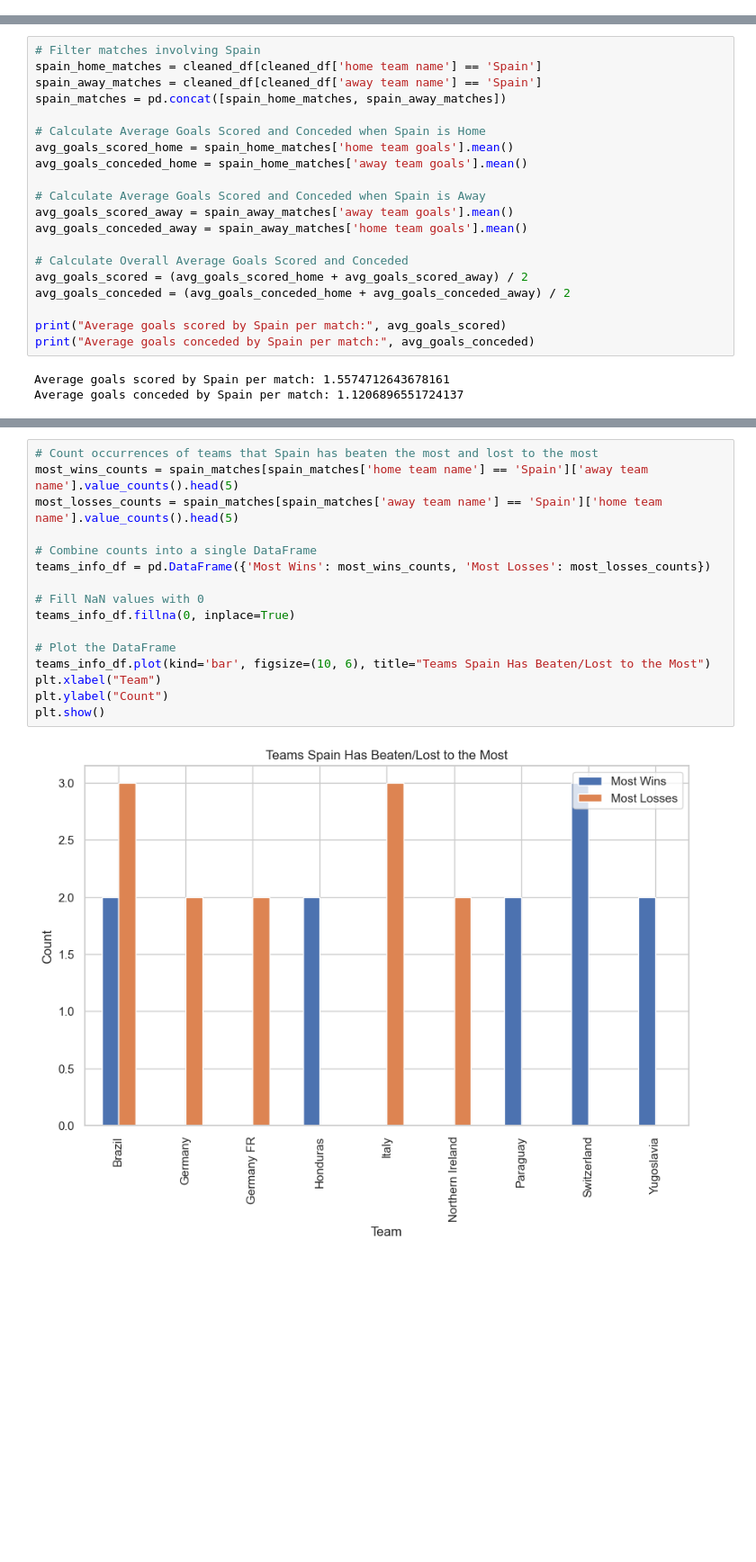
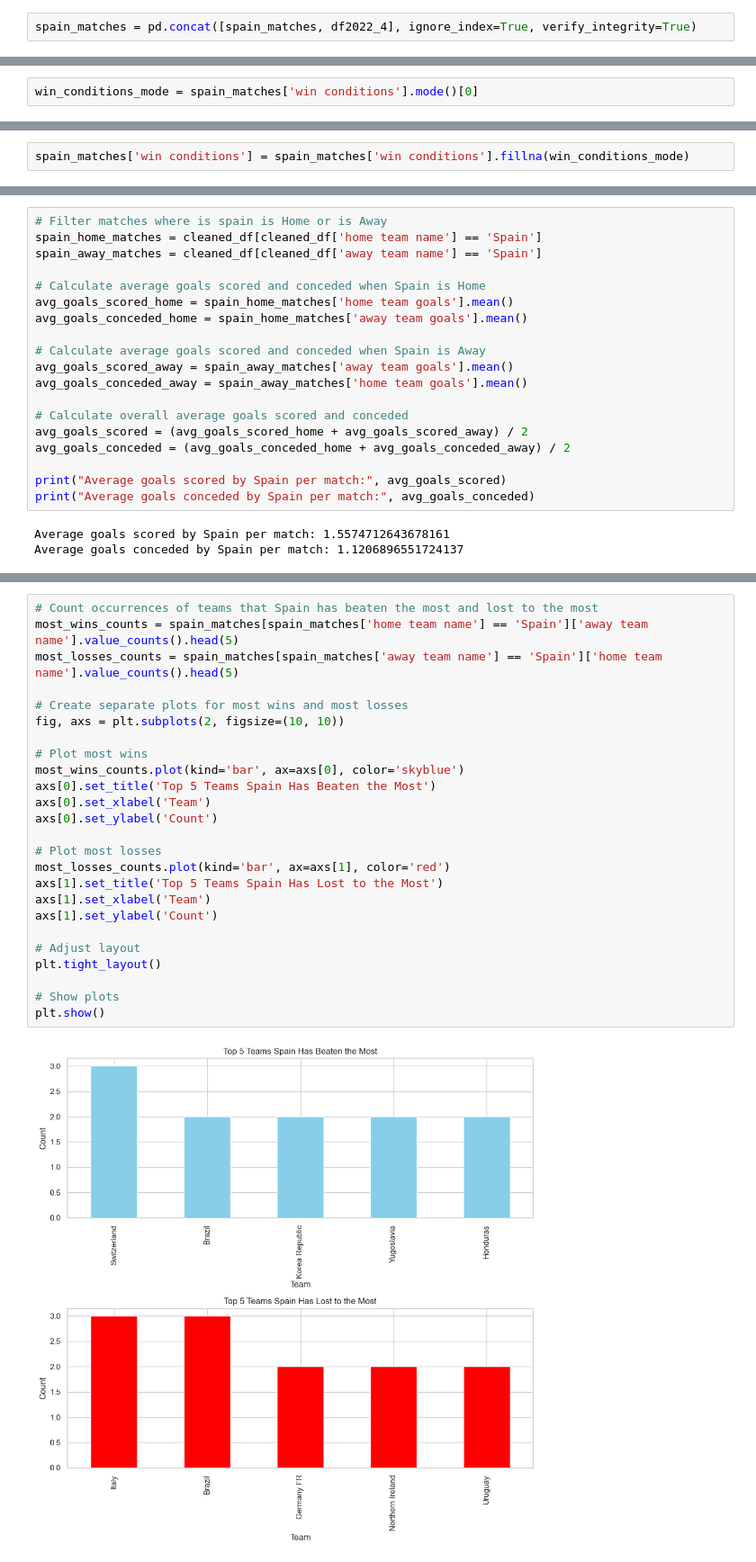
Before and after one commit to spizzolante/project1, a Jupyter notebook: spain_analysis.ipynb, the cells around one changed output, grey strips where cells are left out. Shown at 90% size. Drawn from its saved outputs; the diff is of its cells as text; blank space fills up the shorter version.

Commit message:
updated pictures and plots

```diff
--- a/spain_analysis.ipynb
+++ b/spain_analysis.ipynb
@@ -58,0 +314,2 @@ spain_matches = cleaned_df[(cleaned_df['home team name'] == 'Spain') | (cleaned_
+# %%
+spain_matches = pd.concat([spain_matches, df2022_4], ignore_index=True, verify_integrity=True)
@@ -58,0 +336,2 @@ spain_matches = cleaned_df[(cleaned_df['home team name'] == 'Spain') | (cleaned_
+# %%
+win_conditions_mode = spain_matches['win conditions'].mode()[0]
@@ -58,0 +340,2 @@ spain_matches = cleaned_df[(cleaned_df['home team name'] == 'Spain') | (cleaned_
+# %%
+spain_matches['win conditions'] = spain_matches['win conditions'].fillna(win_conditions_mode)
@@ -89,18 +391,17 @@ spain_goals_info.head()
 # %%
-# Filter matches involving Spain
+# Filter matches where is spain is Home or is Away
 spain_home_matches = cleaned_df[cleaned_df['home team name'] == 'Spain']
 spain_away_matches = cleaned_df[cleaned_df['away team name'] == 'Spain']
-spain_matches = pd.concat([spain_home_matches, spain_away_matches])
 
-# Calculate Average Goals Scored and Conceded when Spain is Home
+# Calculate average goals scored and conceded when Spain is Home
 avg_goals_scored_home = spain_home_matches['home team goals'].mean()
 avg_goals_conceded_home = spain_home_matches['away team goals'].mean()
 
-# Calculate Average Goals Scored and Conceded when Spain is Away
+# Calculate average goals scored and conceded when Spain is Away
 avg_goals_scored_away = spain_away_matches['away team goals'].mean()
 avg_goals_conceded_away = spain_away_matches['home team goals'].mean()
 
-# Calculate Overall Average Goals Scored and Conceded
+# Calculate overall average goals scored and conceded
 avg_goals_scored = (avg_goals_scored_home + avg_goals_scored_away) / 2
 avg_goals_conceded = (avg_goals_conceded_home + avg_goals_conceded_away) / 2
 
@@ -179,18 +453,27 @@ sns.barplot(x=['Wins', 'Losses'], y=[spain_wins, spain_losses])
 # %%
 # Count occurrences of teams that Spain has beaten the most and lost to the most
 most_wins_counts = spain_matches[spain_matches['home team name'] == 'Spain']['away team name'].value_counts().head(5)
 most_losses_counts = spain_matches[spain_matches['away team name'] == 'Spain']['home team name'].value_counts().head(5)
 
-# Combine counts into a single DataFrame
-teams_info_df = pd.DataFrame({'Most Wins': most_wins_counts, 'Most Losses': most_losses_counts})
+# Create separate plots for most wins and most losses
+fig, axs = plt.subplots(2, figsize=(10, 10))
 
-# Fill NaN values with 0
-teams_info_df.fillna(0, inplace=True)
+# Plot most wins
+most_wins_counts.plot(kind='bar', ax=axs[0], color='skyblue')
+axs[0].set_title('Top 5 Teams Spain Has Beaten the Most')
+axs[0].set_xlabel('Team')
+axs[0].set_ylabel('Count')
 
-# Plot the DataFrame
-teams_info_df.plot(kind='bar', figsize=(10, 6), title="Teams Spain Has Beaten/Lost to the Most")
-plt.xlabel("Team")
-plt.ylabel("Count")
+# Plot most losses
+most_losses_counts.plot(kind='bar', ax=axs[1], color='red')
+axs[1].set_title('Top 5 Teams Spain Has Lost to the Most')
+axs[1].set_xlabel('Team')
+axs[1].set_ylabel('Count')
+
+# Adjust layout
+plt.tight_layout()
+
+# Show plots
 plt.show()
 # %% [output]
-[figure, old version]
+[figure, new version]
```
Also changed, not shown: parts of 71 cells of this notebook, 14 other files.
